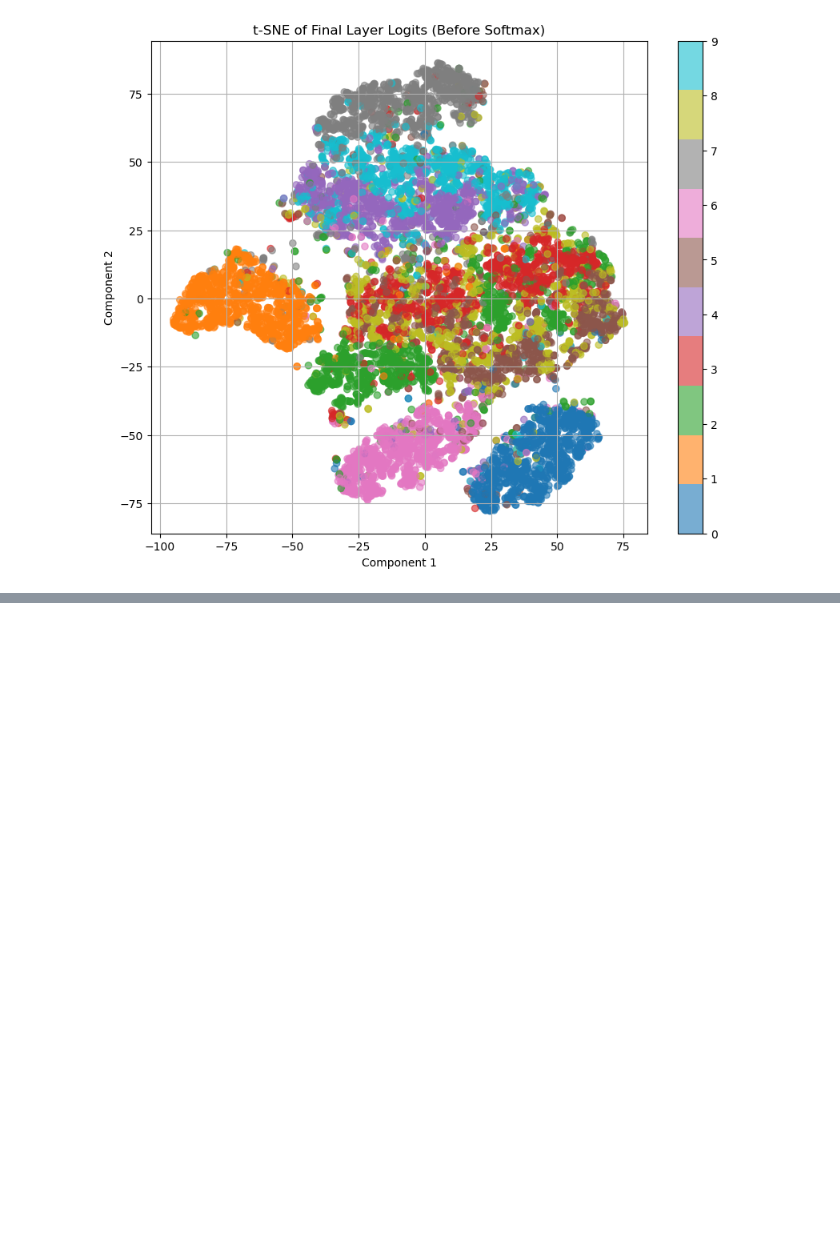
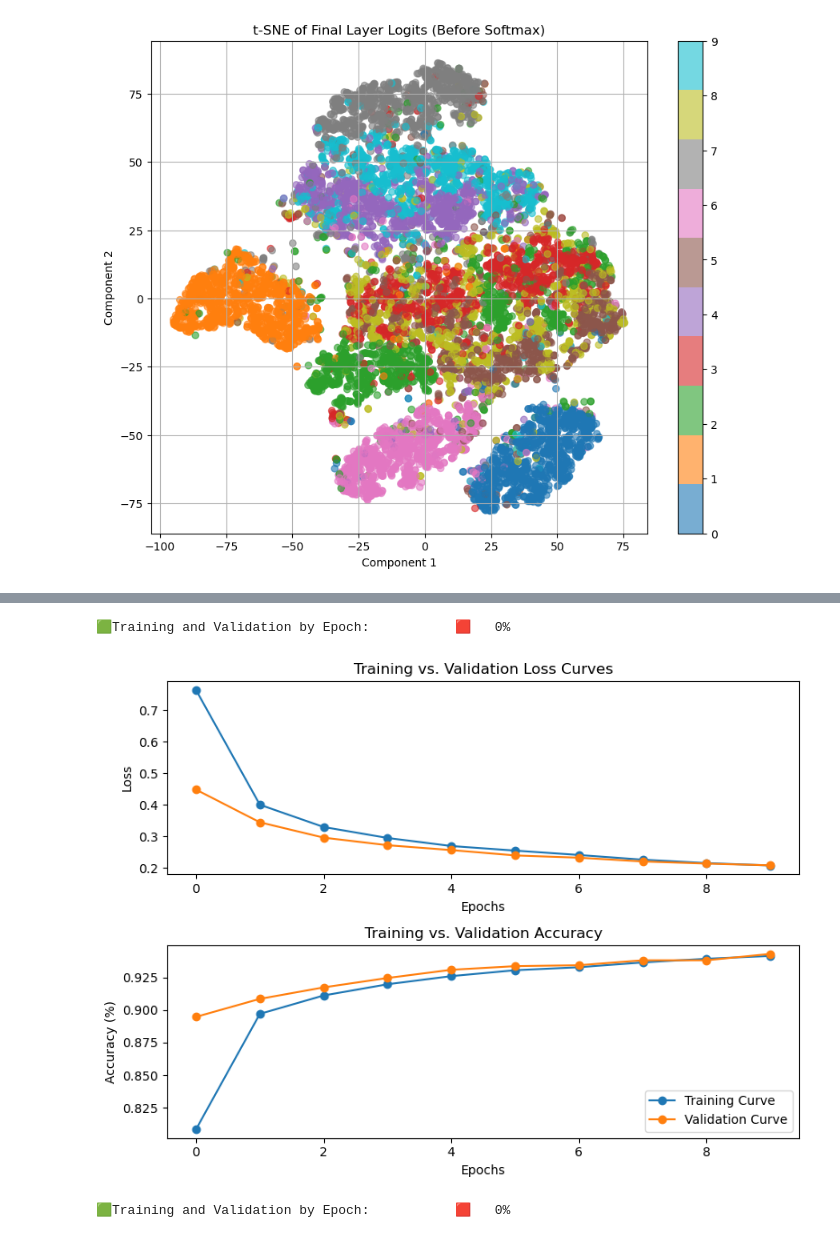
Before and after one commit to akshaydaf/neural-networks-python, a Jupyter notebook: experiments.ipynb, the cells around one changed output, grey strips where cells are left out. Cells and saved outputs as stored; diff of their text form; code cells hidden in the pictures; blank space fills up the shorter version.

```diff
--- a/experiments.ipynb
+++ b/experiments.ipynb
@@ -61,0 +78,14 @@ generate_tsne_clusters(trainer)
+# %%
+sig_trainer = Trainer(config_file_name="configs/config_sig.yaml", activation="sigmoid")
+sig_trainer.train()
+# %% [output]
+🟩Training and Validation by Epoch:           🟥   0%
+# %%
+sig_trainer.generate_plots()
+# %% [output]
+[figure, added]
+# %%
+relu_trainer = Trainer(config_file_name="configs/config_relu.yaml")
+relu_trainer.train()
+# %% [output]
+🟩Training and Validation by Epoch:           🟥   0%
```
Also changed, not shown: parts of 14 cells of this notebook, 8 other files.
